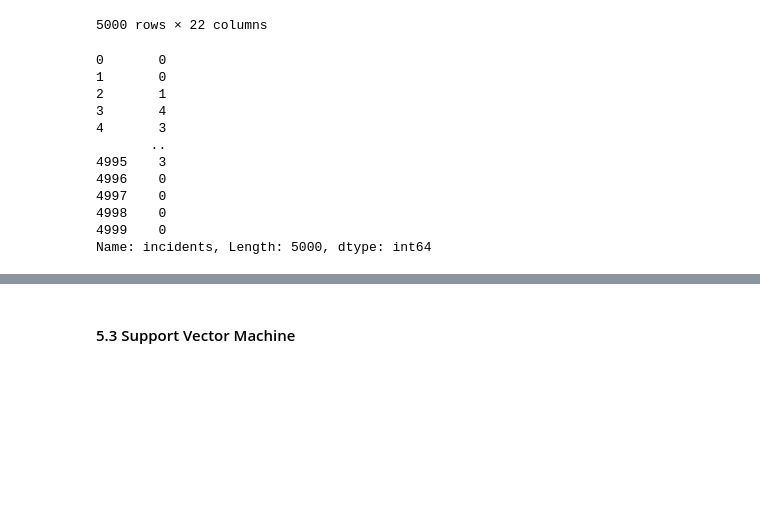
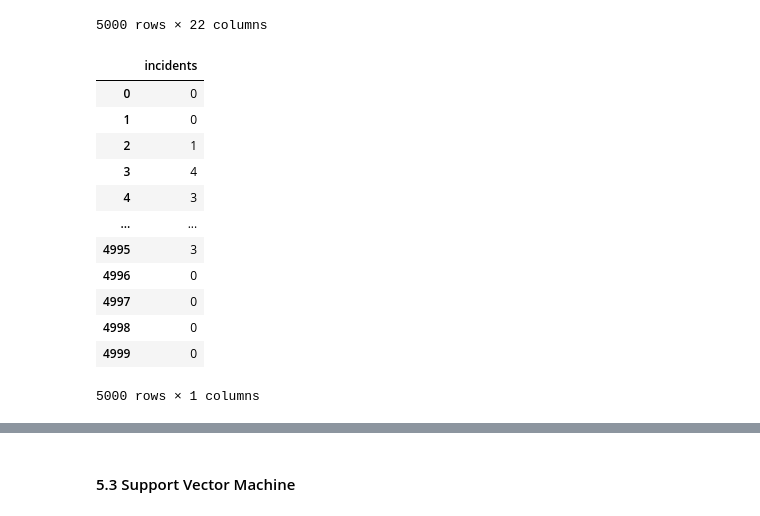
Before and after one commit to simaocunha71/machine_learning-daa, a Jupyter notebook: tarefa_kaggle.ipynb, the cells around one changed output, grey strips where cells are left out. Cells and saved outputs as stored; diff of their text form; code cells hidden in the pictures; blank space fills up the shorter version.

```diff
--- a/tarefa_kaggle.ipynb
+++ b/tarefa_kaggle.ipynb
@@ -476,18 +476,19 @@ x
 | 4999 | 0 | 0 | 2 | 12.0 | 1018.0 | 77.0 | ... |
 5000 rows × 22 columns
 # %%
-y = df.incidents
+y = df[['incidents']]
 y
 # %% [output]
+|  | incidents |
+| 0 | 0 |
+| 1 | 0 |
+| 2 | 1 |
+| 3 | 4 |
+| 4 | 3 |
+| ... | ... |
+| 4995 | 3 |
+| 4996 | 0 |
+| 4997 | 0 |
+| 4998 | 0 |
+| 4999 | 0 |
-0       0
-1       0
-2       1
-3       4
-4       3
-       ..
-4995    3
-4996    0
-4997    0
-4998    0
-4999    0
-Name: incidents, Length: 5000, dtype: int64
+5000 rows × 1 columns
```
Also changed, not shown: parts of 27 cells of this notebook, 1 other file.
